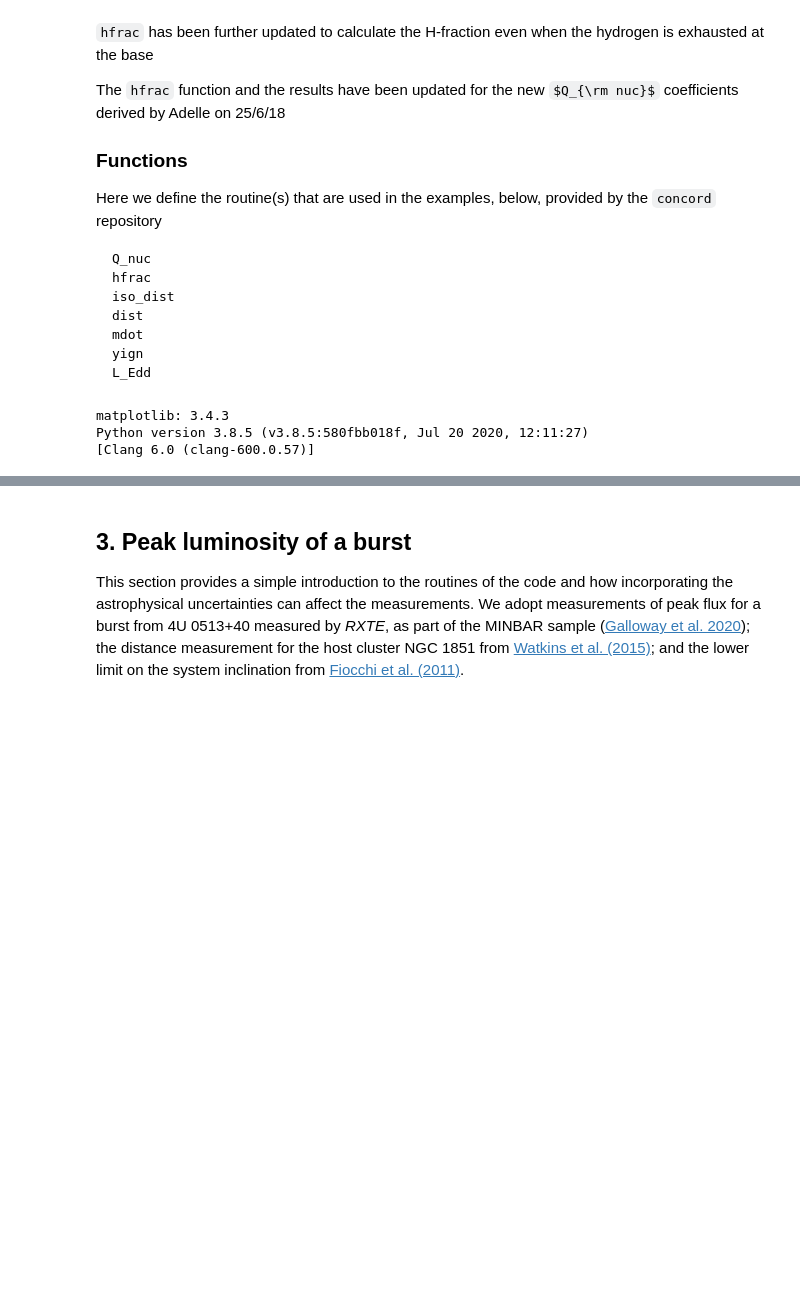
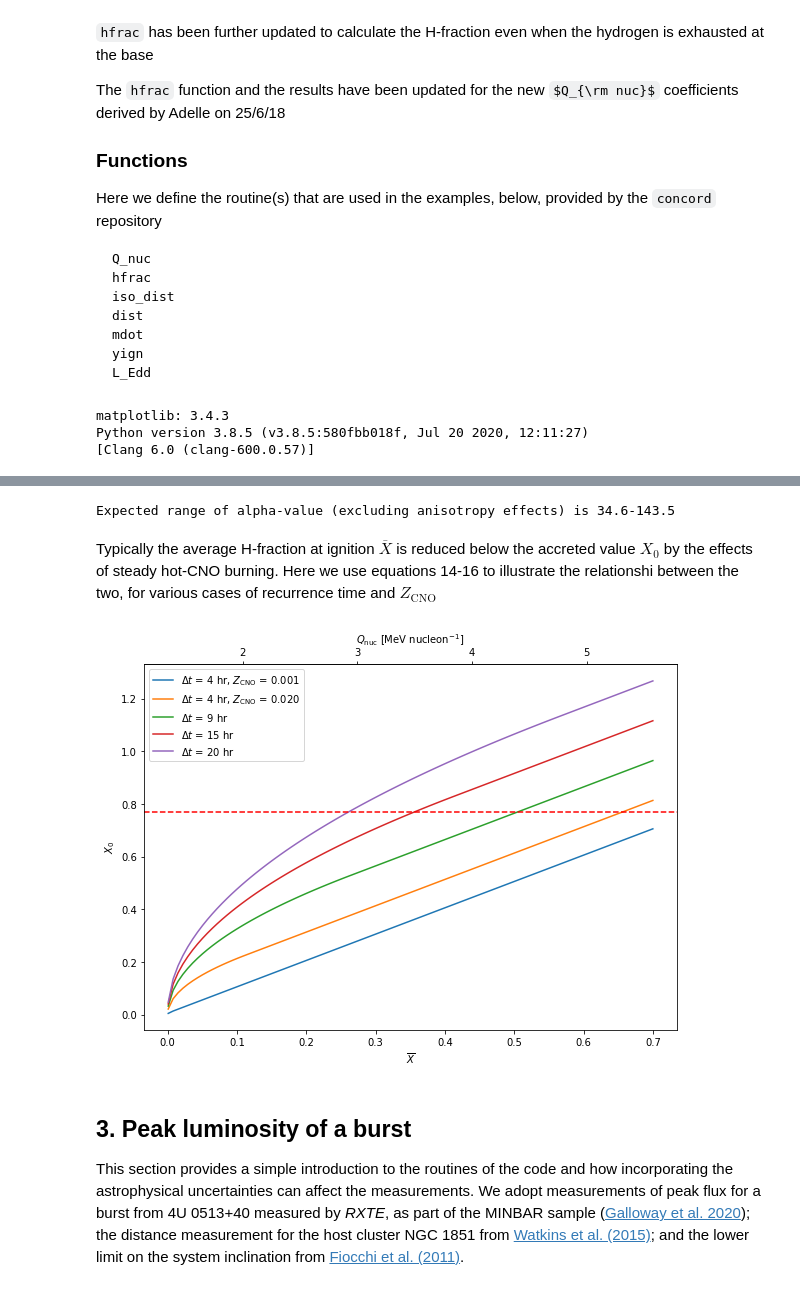
Before and after one commit to outs1der/concord, a Jupyter notebook: Inferring burster properties.ipynb, the cells around one changed output, grey strips where cells are left out. Saved outputs shown, nothing was run; the diff lists cells and outputs as text; code cells hidden in the pictures; some formulas as TeX source; blank space fills up the shorter version.

```diff
--- a/Inferring burster properties.ipynb
+++ b/Inferring burster properties.ipynb
@@ -71,3 +87,65 @@ Python version 3.8.5 (v3.8.5:580fbb018f, Jul 20 2020, 12:11:27)
+# %%
+qnuc_He = cd.Q_nuc(0.)
+qnuc_solar = cd.Q_nuc(0.7)
+
+qgrav = (const.c**2*(cd.OPZ-1)/cd.OPZ).to('MeV g-1')*const.m_p.to('g')
+
+print ('Expected range of alpha-value (excluding anisotropy effects) is {:.1f}-{:.1f}'.format(
+    qgrav/(qnuc_solar*u.MeV), qgrav/(qnuc_He*u.MeV)))
+# %% [output]
+Expected range of alpha-value (excluding anisotropy effects) is 34.6-143.5
+# %% [markdown]
+Typically the average H-fraction at ignition $\overline{X}$ is reduced below the accreted value $X_0$ by the effects of steady hot-CNO burning. Here we use equations 14-16 to illustrate the relationshi between the two, for various cases of recurrence time and $Z_\mathrm{CNO}$
+# %%
+# Generate an array of Xbar values
+
+nsamp = 100
+Xbar_arr = np.linspace(0.001,0.7,nsamp)
+Xbar_arr
+
+x_0 = np.zeros(nsamp)
+Z_CNO = 0.001 # CNO metallicity for the first line; we switch to "solar" after that
+#dt1 = 4.*u.hr
+dt_array = np.linspace(4.,20.,4)
+dt_array = np.insert(dt_array,0,4.)
+
+fig, ax = plt.subplots(constrained_layout=True)
+
+# Loop over each of the recurrence time values, and plot the line
+for j, dt1 in enumerate(dt_array):
+    for i in range(nsamp):
+        # print (i,Xbar.distribution[i],Z_CNO[i],dt1.distribution[i].to('hr'))
+        x_0[i] = cd.X_0(Xbar_arr[i],Z_CNO,dt1*u.hr)
+
+    if j <= 1:
+        ax.plot(Xbar_arr, x_0, label='$\Delta t$ = {:.0f} hr, $Z_\mathrm{{CNO}}$ = {:.3f}'.format(
+            dt1, Z_CNO))
+    else:
+        ax.plot(Xbar_arr, x_0, label='$\Delta t$ = {:.0f} hr'.format(dt1))
+
+
+    Z_CNO = 0.02
+ax.set_xlabel("$\overline{X}$")
+ax.set_ylabel("$X_0$")
+ax.axhline(0.77,linestyle='--',color='r')
+
+def Xbar(qnuc):
+    '''
+    Inverse function to Q_nuc, to generate the secondary axis
+    '''
+
+    q = [cd.Q_nuc(0.), cd.Q_nuc(1)-cd.Q_nuc(0)] # kind of clumsy way to get the coeffs
+
+    return (qnuc-q[0])/q[1]
+
+secax = ax.secondary_xaxis('top', functions=(cd.Q_nuc, Xbar))
+secax.set_xlabel("$Q_\mathrm{nuc}$ [MeV nucleon$^{-1}$]")
+ax.legend()
+
+fig.set_size_inches(8,6)
+# fig.savefig("xbar.pdf", bbox_inches='tight')
+# %% [output]
+[figure, added]
 # %% [markdown]
 ## 3. Peak luminosity of a burst
 
```
Also changed, not shown: parts of 3 cells of this notebook, 1 other file.
